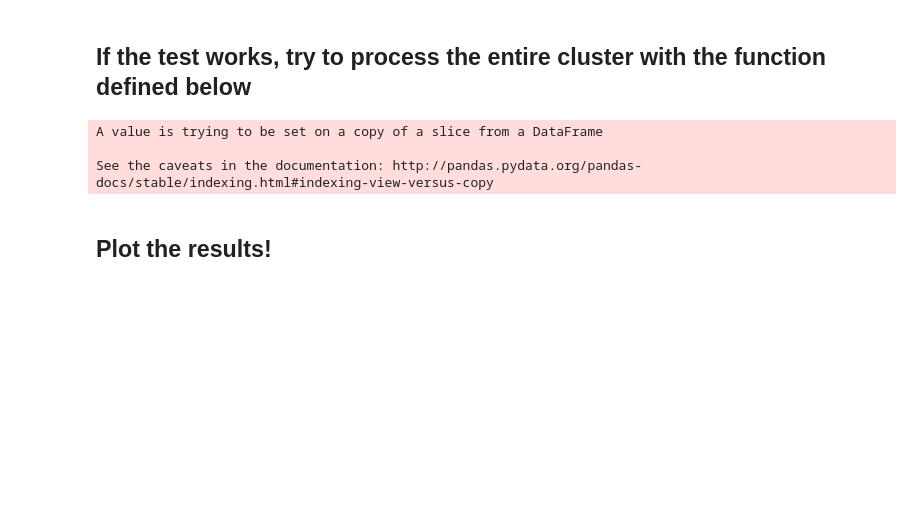
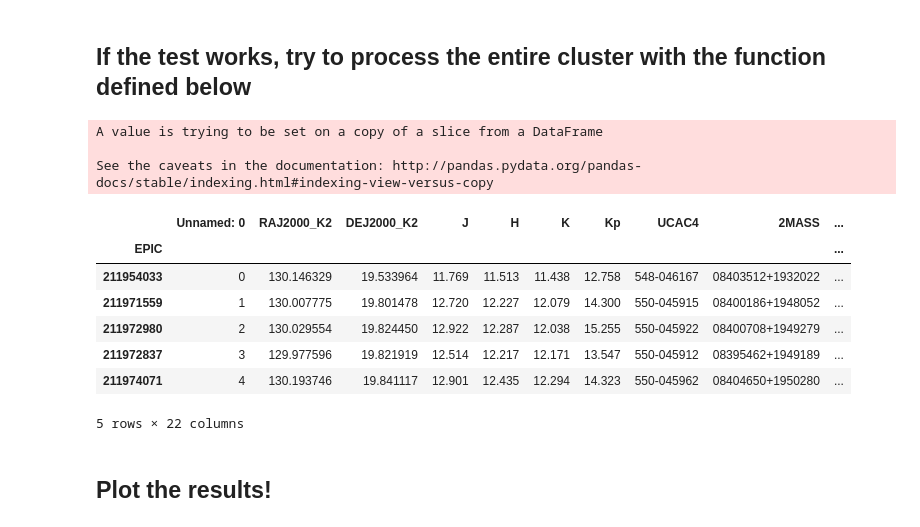
Before and after one commit to ekaterinailin/k2-panstarrs-sampedro, a Jupyter notebook: Energies.ipynb, the cells around one changed output. Cells and saved outputs as stored; diff of their text form; code cells hidden in the pictures; blank space fills up the shorter version.

```diff
--- a/Energies.ipynb
+++ b/Energies.ipynb
@@ -339,6 +339,17 @@ specs=optimize_spec_class_all(params,tab_spec,debug=False)
 A value is trying to be set on a copy of a slice from a DataFrame
 
 See the caveats in the documentation: http://pandas.pydata.org/pandas-docs/stable/indexing.html#indexing-view-versus-copy
+# %%
+specs.head()
+# %% [output]
+|  | Unnamed: 0 | RAJ2000_K2 | DEJ2000_K2 | J | H | K | Kp | UCAC4 | 2MASS | ... |
+| EPIC |  |  |  |  |  |  |  |  |  | ... |
+| 211954033 | 0 | 130.146329 | 19.533964 | 11.769 | 11.513 | 11.438 | 12.758 | 548-046167 | 08403512+1932022 | ... |
+| 211971559 | 1 | 130.007775 | 19.801478 | 12.720 | 12.227 | 12.079 | 14.300 | 550-045915 | 08400186+1948052 | ... |
+| 211972980 | 2 | 130.029554 | 19.824450 | 12.922 | 12.287 | 12.038 | 15.255 | 550-045922 | 08400708+1949279 | ... |
+| 211972837 | 3 | 129.977596 | 19.821919 | 12.514 | 12.217 | 12.171 | 13.547 | 550-045912 | 08395462+1949189 | ... |
+| 211974071 | 4 | 130.193746 | 19.841117 | 12.901 | 12.435 | 12.294 | 14.323 | 550-045962 | 08404650+1950280 | ... |
+5 rows × 22 columns
 # %% [markdown]
 ## Plot the results!
 # %%
```
Also changed, not shown: parts of 7 cells of this notebook, 3 other files.
